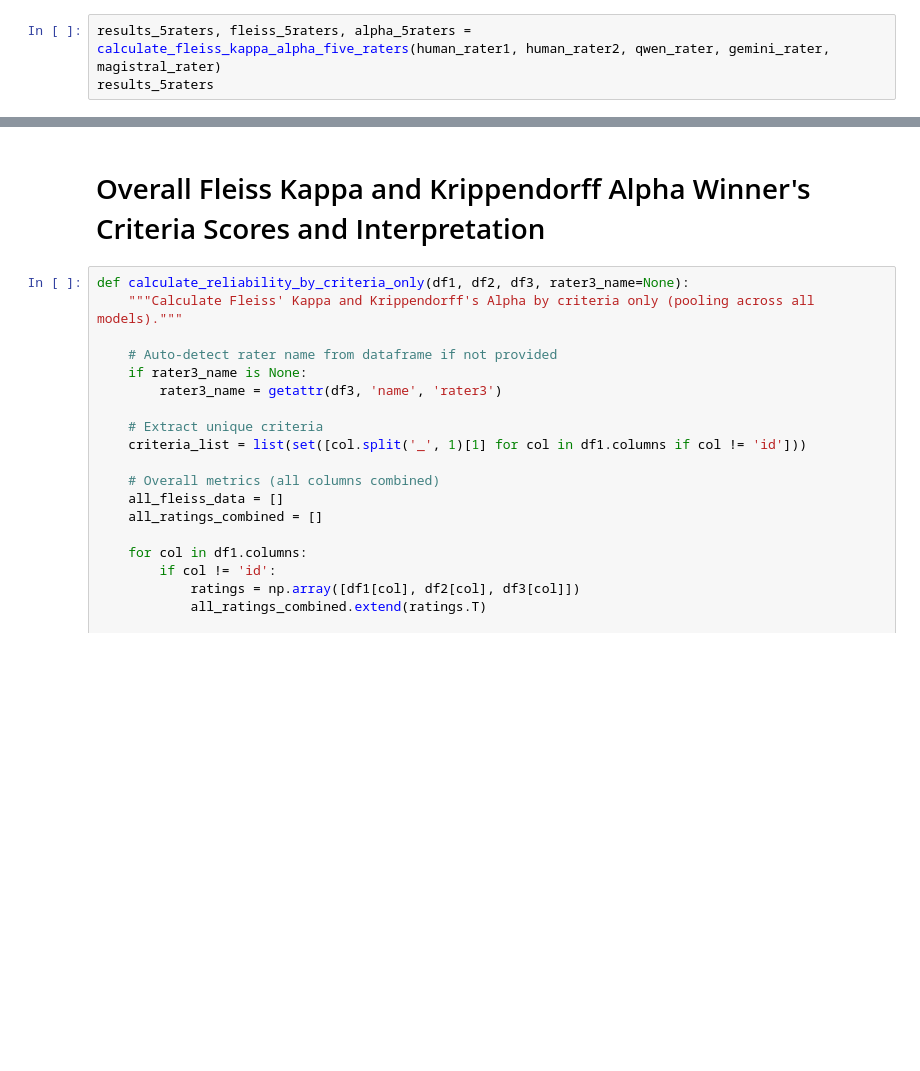
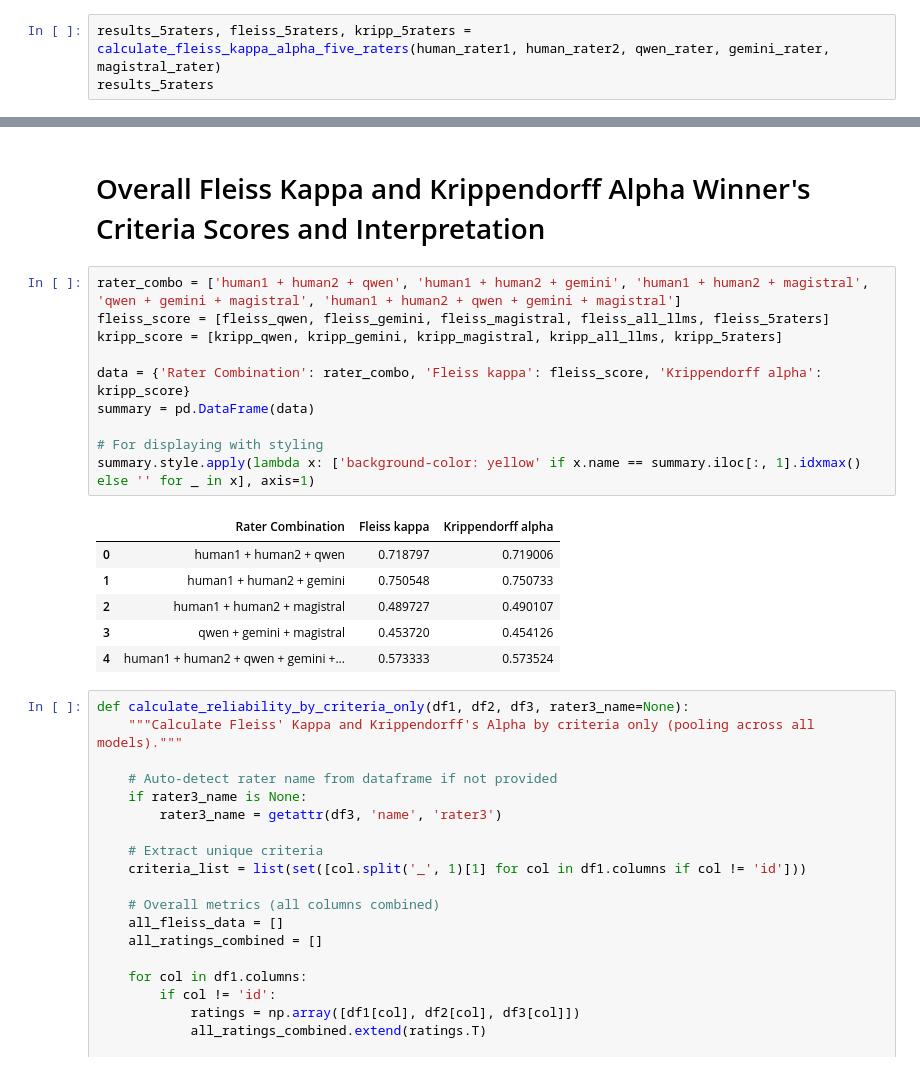
Before and after one commit to skeuomorph/psychosis-LLM-evaluation, a Jupyter notebook: notebooks/neurips-workshop-statistics-visualizations-final.ipynb, the cells around one changed output, grey strips where cells are left out. Saved outputs shown, nothing was run; the diff lists cells and outputs as text; blank space fills up the shorter version.

```diff
--- a/notebooks/neurips-workshop-statistics-visualizations-final.ipynb
+++ b/notebooks/neurips-workshop-statistics-visualizations-final.ipynb
@@ -801,7 +800,7 @@ def create_five_rater_heatmap(df1, df2, df3, df4, df5):
     )
     return fig
 # %%
-results_5raters, fleiss_5raters, alpha_5raters = calculate_fleiss_kappa_alpha_five_raters(human_rater1, human_rater2, qwen_rater, gemini_rater, magistral_rater)
+results_5raters, fleiss_5raters, kripp_5raters = calculate_fleiss_kappa_alpha_five_raters(human_rater1, human_rater2, qwen_rater, gemini_rater, magistral_rater)
 results_5raters
 # %% [output]
 invalid value encountered in greater
@@ -843,6 +842,23 @@ heatmap_5raters
 [interactive output not drawn]
 # %% [markdown]
 # Overall Fleiss Kappa and Krippendorff Alpha Winner's Criteria Scores and Interpretation
+# %%
+rater_combo = ['human1 + human2 + qwen', 'human1 + human2 + gemini', 'human1 + human2 + magistral', 'qwen + gemini + magistral', 'human1 + human2 + qwen + gemini + magistral']
+fleiss_score = [fleiss_qwen, fleiss_gemini, fleiss_magistral, fleiss_all_llms, fleiss_5raters]
+kripp_score = [kripp_qwen, kripp_gemini, kripp_magistral, kripp_all_llms, kripp_5raters]
+
+data = {'Rater Combination': rater_combo, 'Fleiss kappa': fleiss_score, 'Krippendorff alpha': kripp_score}
+summary = pd.DataFrame(data)
+
+# For displaying with styling
+summary.style.apply(lambda x: ['background-color: yellow' if x.name == summary.iloc[:, 1].idxmax() else '' for _ in x], axis=1)
+# %% [output]
+|  | Rater Combination | Fleiss kappa | Krippendorff alpha |
+| 0 | human1 + human2 + qwen | 0.718797 | 0.719006 |
+| 1 | human1 + human2 + gemini | 0.750548 | 0.750733 |
+| 2 | human1 + human2 + magistral | 0.489727 | 0.490107 |
+| 3 | qwen + gemini + magistral | 0.453720 | 0.454126 |
+| 4 | human1 + human2 + qwen + gemini +... | 0.573333 | 0.573524 |
 # %%
 def calculate_reliability_by_criteria_only(df1, df2, df3, rater3_name=None):
     """Calculate Fleiss' Kappa and Krippendorff's Alpha by criteria only (pooling across all models)."""
```
Also changed, not shown: parts of 5 cells of this notebook.
